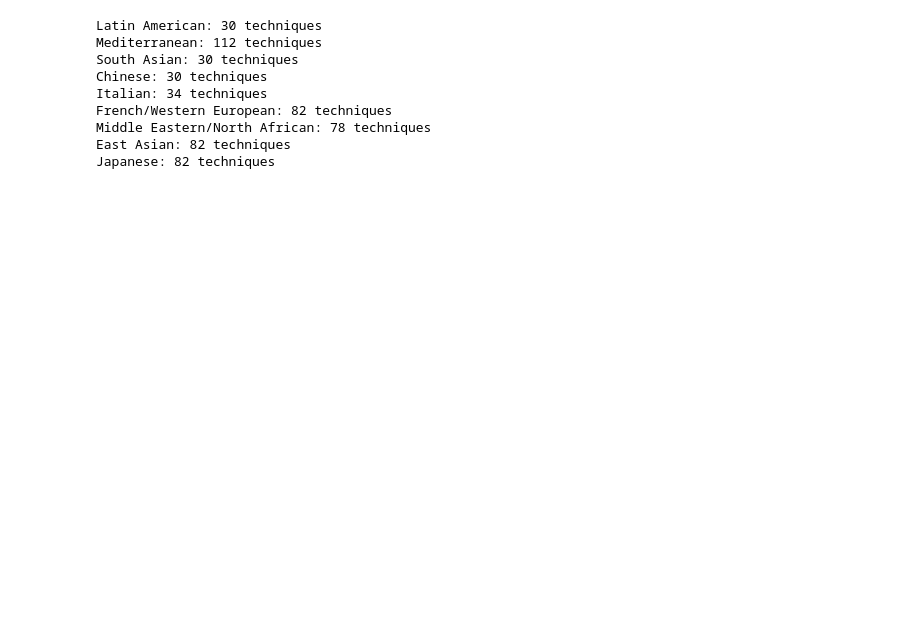
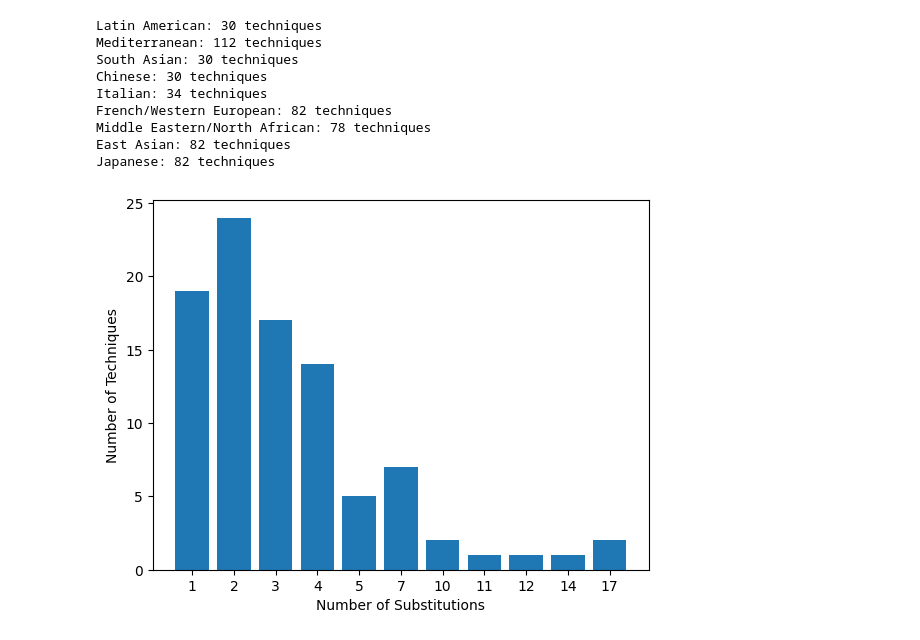
Before and after one commit to Jiahuiche/SBC-MENU, a Jupyter notebook: PART2/Utils/Preproceso/create_tecnic_database.ipynb, the cells around one changed output. Saved outputs shown, nothing was run; the diff lists cells and outputs as text; code cells hidden in the pictures; blank space fills up the shorter version.

Commit message:
tecnic_subst

```diff
--- a/PART2/Utils/Preproceso/create_tecnic_database.ipynb
+++ b/PART2/Utils/Preproceso/create_tecnic_database.ipynb
@@ -341,3 +340,17 @@ French/Western European: 82 techniques
 Middle Eastern/North African: 78 techniques
 East Asian: 82 techniques
 Japanese: 82 techniques
+# %%
+# Plot histogram of number of substitutions per technique
+import matplotlib.pyplot as plt
+num_substitutions =set(len(subs) for subs in data_sub.values())
+num_substitutions = {str(num): 0 for num in sorted(num_substitutions)}
+
+for subs in data_sub.values():
+    num_substitutions[f'{len(subs)}'] += 1
+plt.bar(num_substitutions.keys(), num_substitutions.values())
+plt.xlabel('Number of Substitutions')
+plt.ylabel('Number of Techniques')
+plt.show()
+# %% [output]
+[figure, added]
```
Also changed, not shown: parts of 4 cells of this notebook, 3 other files.
